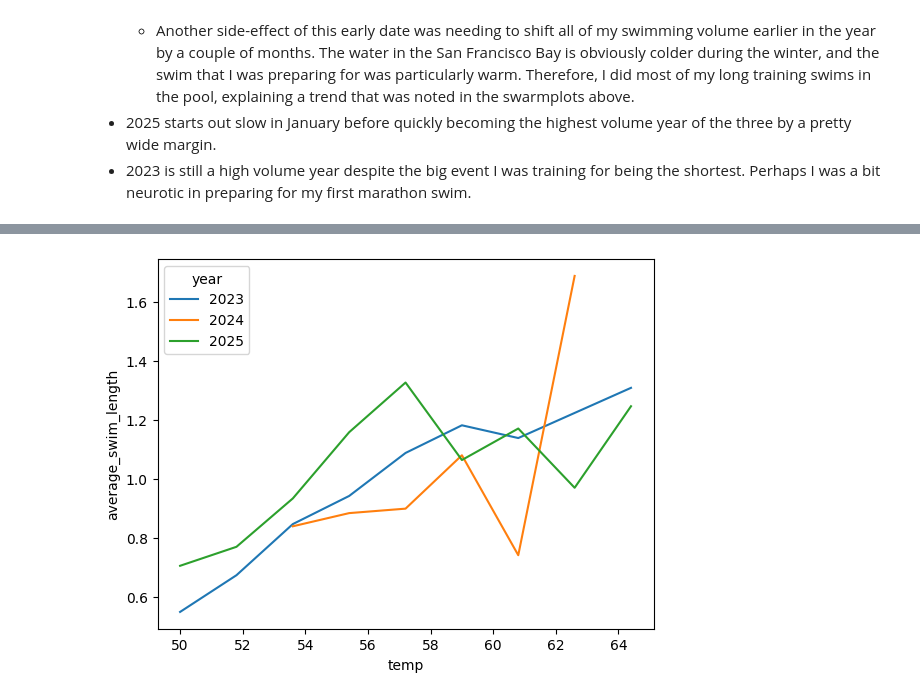
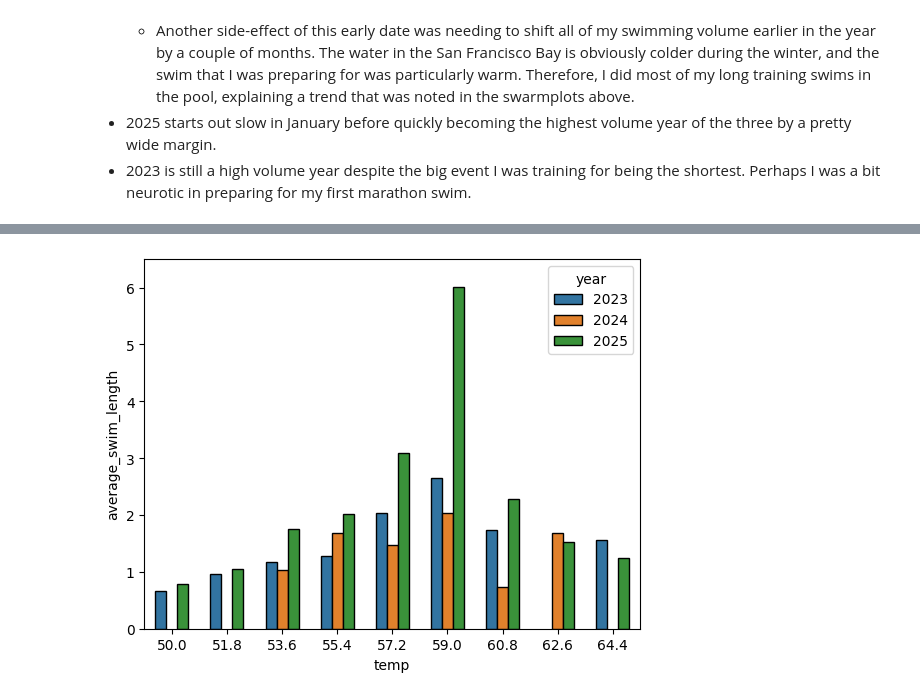
Before and after one commit to andrew-cotter/SF_Bay, a Jupyter notebook: exploratory_analysis.ipynb, the cells around one changed output, grey strips where cells are left out. Drawn from its saved outputs; the diff is of its cells as text; code cells hidden in the pictures.

```diff
--- a/exploratory_analysis.ipynb
+++ b/exploratory_analysis.ipynb
@@ -10,6 +18,7 @@ import warnings
 warnings.filterwarnings('ignore')
 # %%
 def query_db(query, conn):
+    """Helper function to run queries"""
     with conn.cursor() as cur:
         cur.execute(query)
     result = cur.fetchall()
@@ -349,11 +384,14 @@ df=query_db(query, conn)
 # %%
-plot=sns.lineplot(
+plot=sns.barplot(
     data=df,
     x="temp",
     y="average_swim_length",
     hue="year",
+    hue_order=["2023", "2024", "2025"],
+    width=0.6,
+    edgecolor="black"
 )
-# plt.ylim(0, 6.5)
+plt.ylim(0, 6.5)
 plt.show()
 # %% [output]
-[figure, old version]
+[figure, new version]
```
Also changed, not shown: parts of 10 cells of this notebook.
